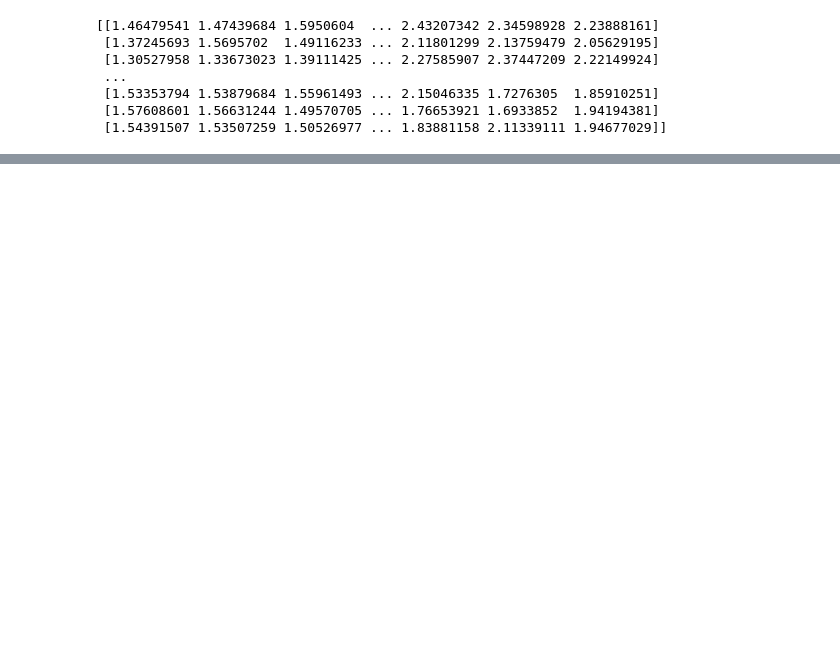
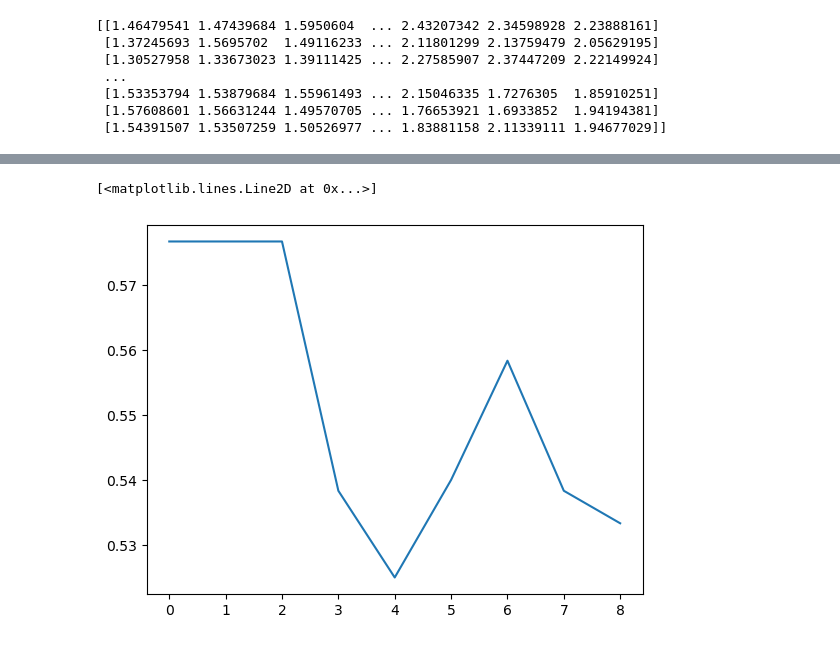
Before and after one commit to akash20122001/B.Tech-Project, a Jupyter notebook: Untitled.ipynb, the cells around one changed output, grey strips where cells are left out. Cells and saved outputs as stored; diff of their text form; code cells hidden in the pictures; blank space fills up the shorter version.

```diff
--- a/Untitled.ipynb
+++ b/Untitled.ipynb
@@ -334,0 +342,5 @@ y_test_pred = dt_clf.predict(x_test)
+# %%
+plt.plot(acc)
+# %% [output]
+[<matplotlib.lines.Line2D at 0x...>]
+[figure, added]
```
Also changed, not shown: parts of 34 cells of this notebook.
